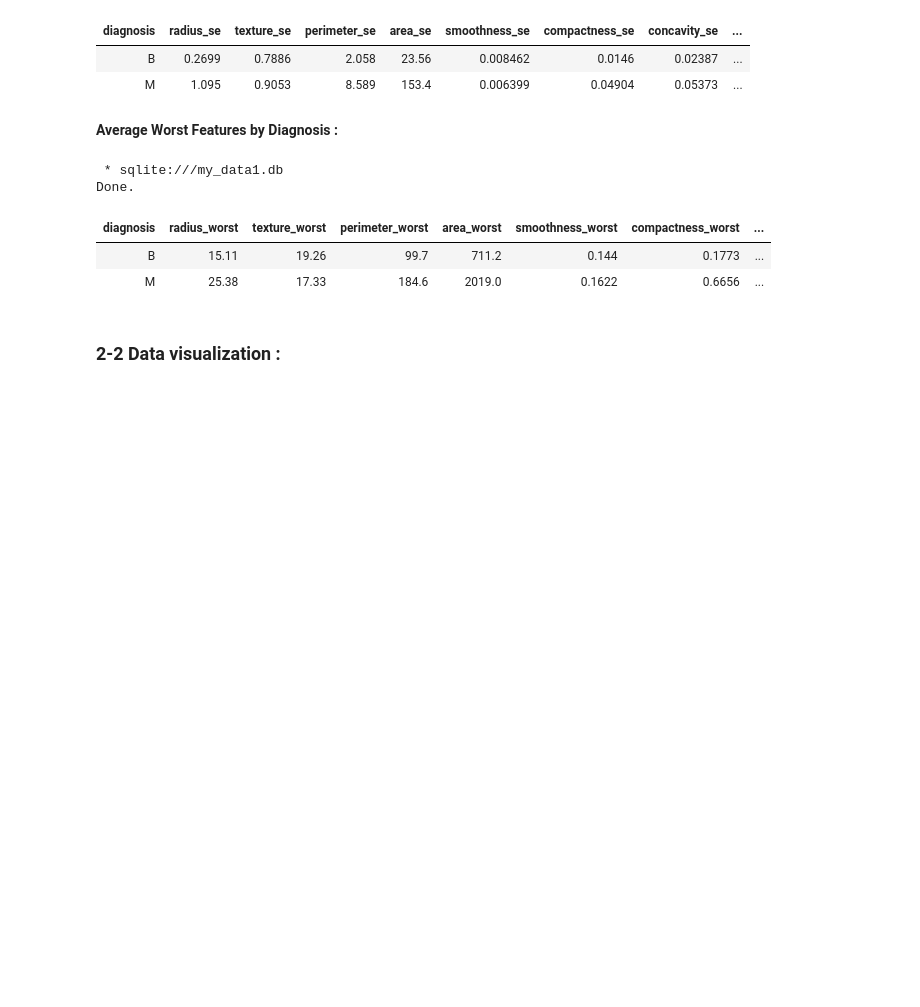
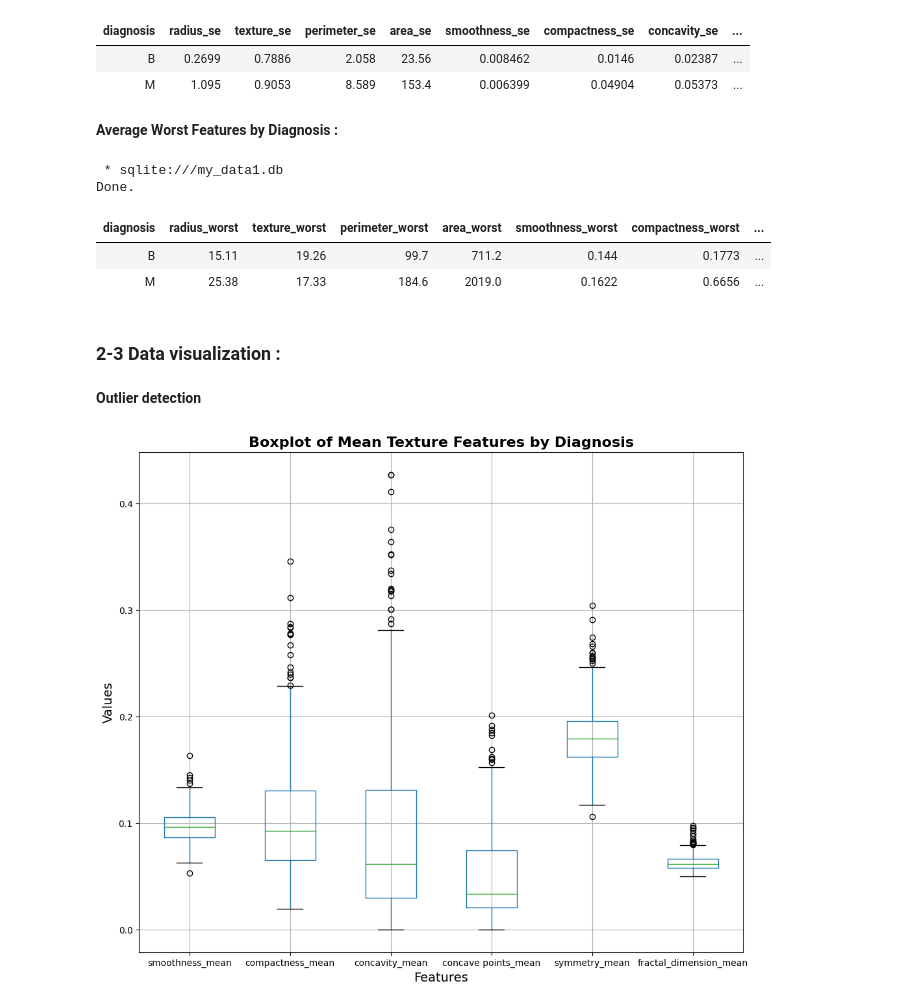
Before and after one commit to Abderrahmane-Chafi/Breast-Cancer-Classification, a Jupyter notebook: notebook287babc4fe.ipynb, the cells around one changed output. Drawn from its saved outputs; the diff is of its cells as text; code cells hidden in the pictures; blank space fills up the shorter version.

```diff
--- a/notebook287babc4fe.ipynb
+++ b/notebook287babc4fe.ipynb
@@ -261,5 +283,24 @@ Done.
 | B | 15.11 | 19.26 | 99.7 | 711.2 | 0.144 | 0.1773 | ... |
 | M | 25.38 | 17.33 | 184.6 | 2019.0 | 0.1622 | 0.6656 | ... |
 # %% [markdown]
-### 2-2 Data visualization :
+### 2-3 Data visualization :
+# %% [markdown]
+**Outlier detection**
+# %%
+# Select the features for the boxplot
+features = df.iloc[:, 5:11]
+
+# Create the boxplot
+plt.figure(figsize=(12, 10))
+features.boxplot()
+
+# Customize the title and labels
+plt.title('Boxplot of Mean Texture Features by Diagnosis', fontsize=16, fontweight='bold')
+plt.xlabel('Features', fontsize=14)
+plt.ylabel('Values', fontsize=14)
+
+# Show the plot
+plt.show()
+# %% [output]
+[figure, added]
 # %% [markdown]
```
Also changed, not shown: parts of 54 cells of this notebook.
